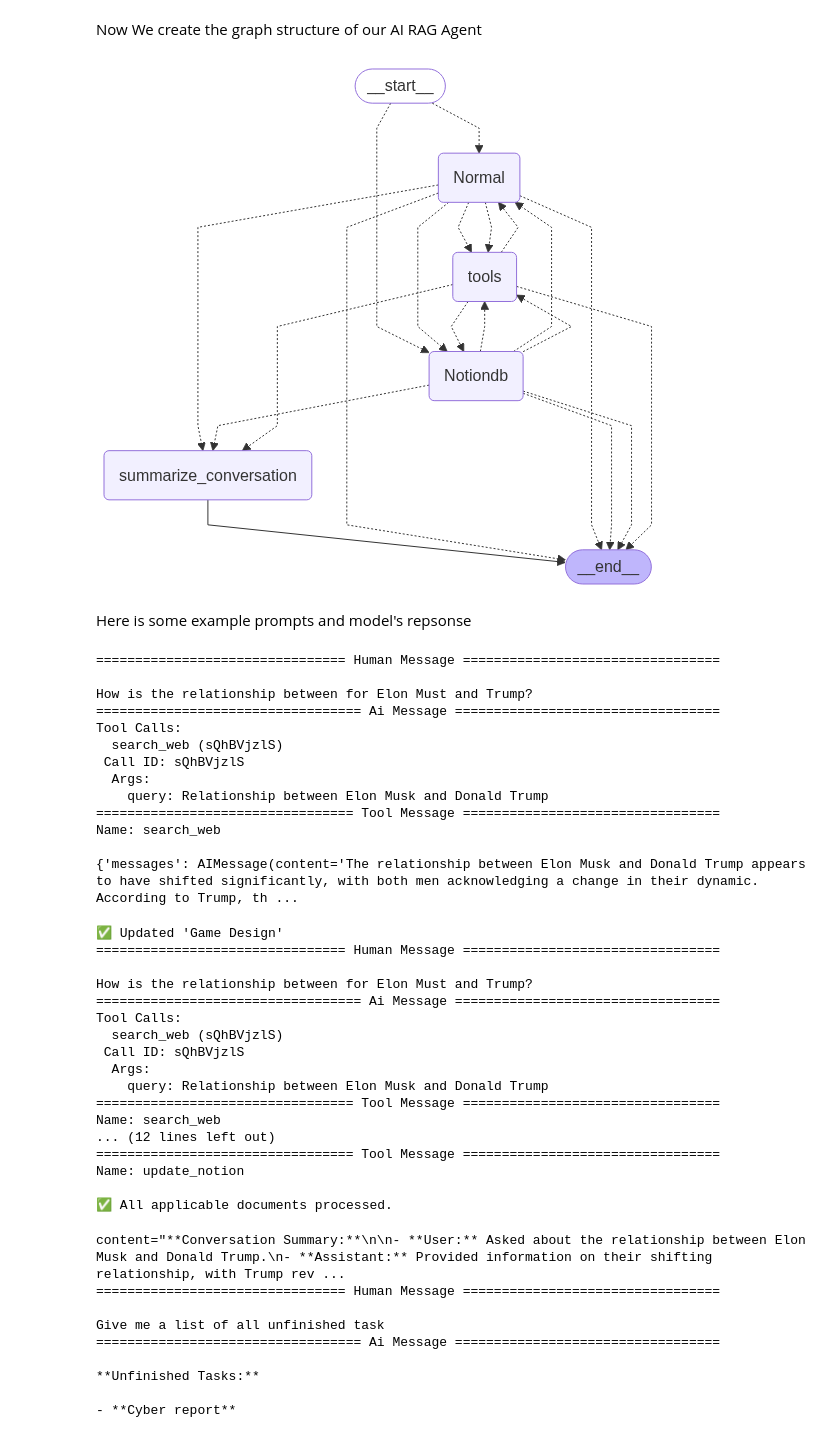
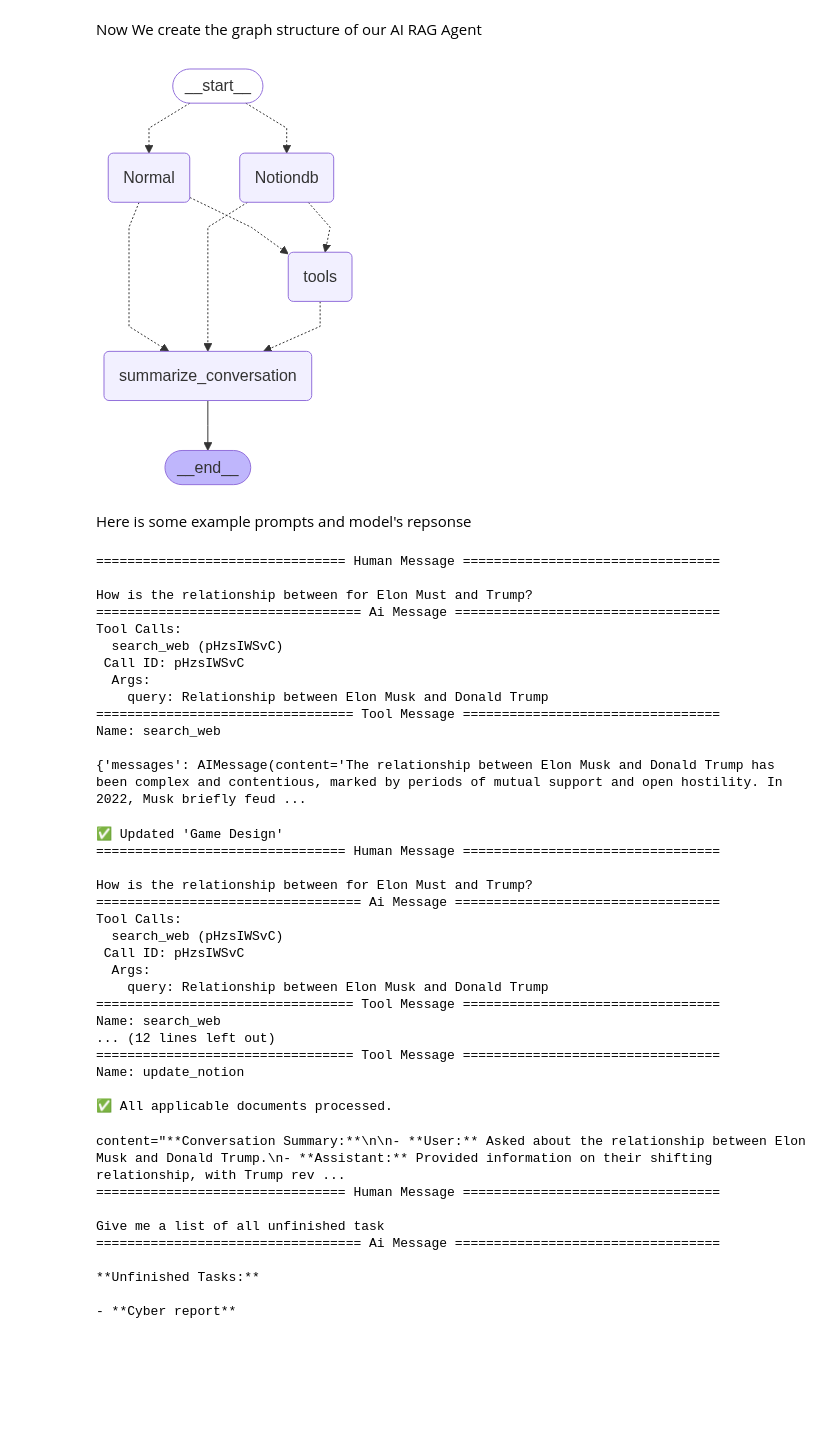
Before and after one commit to bicicow03/AI-RAG-Agent, a Jupyter notebook: AI RAG Agent.ipynb, the cells around one changed output. Saved outputs shown, nothing was run; the diff lists cells and outputs as text; code cells hidden in the pictures; blank space fills up the shorter version.

```diff
--- a/AI RAG Agent.ipynb
+++ b/AI RAG Agent.ipynb
@@ -249,7 +250,8 @@ def Normal(state: State):
     instructions = """You are a chatbot and can perform websearch. Answer the users query or input by yourself
     or with the searched documents information.
     """
-    response = client_tools.invoke(instructions + state["messages"][-1].content)
+    cur_time = "This is the date/time currently, use this for user query and assume this info is correct:" + datetime.datetime.now().isoformat()
+    response = client_tools.invoke(cur_time + instructions + state["messages"][-1].content)
 
     return {
         "messages": response
@@ -283,7 +285,7 @@ def Notiondb(state: State):
     """
 
     #We collect all information from vector store to answer user query
-    current_time = datetime.datetime.now().isoformat()
+    cur_time = "This is the date/time currently, use this for user query and assume this info is correct:" + datetime.datetime.now().isoformat()
     relevant_doc = retriever.invoke(state["messages"][-1].content)
     data = [info.metadata for info in relevant_doc]
     all_metadata = [doc.metadata for doc in docs]
@@ -293,7 +295,7 @@ def Notiondb(state: State):
     )
 
     #Getting model to answer/resolve user request/input
-    query = str(current_time) + str(all_metadata) + context + "Answer the questions or update documents using information provided" + formating
+    query = cur_time + str(all_metadata) + context + "Answer the questions or update documents using information provided" + formating
     messages = state["messages"] + [HumanMessage(content=query)]
     answer = client_tools.invoke(messages)
 
@@ -355,7 +357,6 @@ def summarize_conversation(state: State):
     # Add prompt to our history
     messages = state["messages"] + [HumanMessage(content=summary_message)]
     response = client.invoke(messages)
-    print(response)
 
     # Delete all but the 2 most recent messages
     delete_messages = [RemoveMessage(id=m.id) for m in state["messages"][:-2]]
@@ -381,32 +382,32 @@ Now We create the graph structure of our AI RAG Agent
 # %%
 builder = StateGraph(State)
 builder.add_node("Normal", Normal)
 builder.add_node("Notiondb", Notiondb)
 builder.add_node("summarize_conversation", summarize_conversation)
 builder.add_node("tools", ToolNode(tools))
 
 builder.add_conditional_edges(START, DecideFunction, ["Normal", "Notiondb"])
 
 builder.add_conditional_edges("Normal", tools_condition)
 builder.add_conditional_edges("Notiondb", tools_condition)
 
 
-builder.add_conditional_edges("tools", should_continue)
-builder.add_conditional_edges("Normal", should_continue)
-builder.add_conditional_edges("Notiondb", should_continue)
+builder.add_conditional_edges("tools", should_continue, ["summarize_conversation", END])
+builder.add_conditional_edges("Normal", should_continue, ["summarize_conversation", END])
+builder.add_conditional_edges("Notiondb", should_continue, ["summarize_conversation", END])
 
 
 builder.add_edge("summarize_conversation", END)
 
 # Add
 memory = MemorySaver()
 graph = builder.compile(checkpointer=memory)
 
 # View
 #graph.get_graph().print_ascii()
 display(Image(graph.get_graph().draw_mermaid_png()))
 # %% [output]
-[figure, old version]
+[figure, new version]
 # %% [markdown]
 Here is some example prompts and model's repsonse
 # %%
@@ -424,14 +425,14 @@ for m in output['messages']:
 How is the relationship between for Elon Must and Trump?
 ================================== Ai Message ==================================
 Tool Calls:
-  search_web (sQhBVjzlS)
- Call ID: sQhBVjzlS
+  search_web (pHzsIWSvC)
+ Call ID: pHzsIWSvC
   Args:
     query: Relationship between Elon Musk and Donald Trump
 ================================= Tool Message =================================
 Name: search_web
 
-{'messages': AIMessage(content='The relationship between Elon Musk and Donald Trump appears to have shifted significantly, with both men acknowledging a change in their dynamic. According to Trump, th ...
+{'messages': AIMessage(content='The relationship between Elon Musk and Donald Trump has been complex and contentious, marked by periods of mutual support and open hostility. In 2022, Musk briefly feud ...
 # %%
 # Create a thread
 config = {"configurable": {"thread_id": "1"}}
@@ -446,8 +447,8 @@ for m in output['messages']:
 How is the relationship between for Elon Must and Trump?
 ================================== Ai Message ==================================
 Tool Calls:
-  search_web (sQhBVjzlS)
- Call ID: sQhBVjzlS
+  search_web (pHzsIWSvC)
+ Call ID: pHzsIWSvC
   Args:
     query: Relationship between Elon Musk and Donald Trump
 ================================= Tool Message =================================
```
Also changed, not shown: parts of 1 cell of this notebook.
